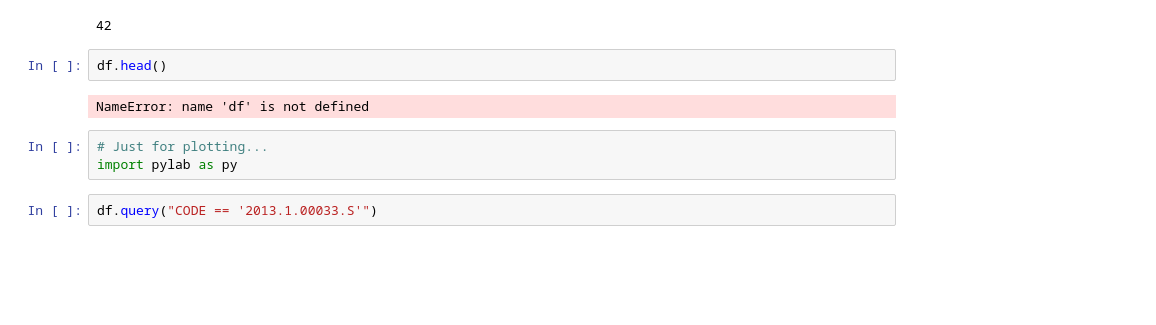
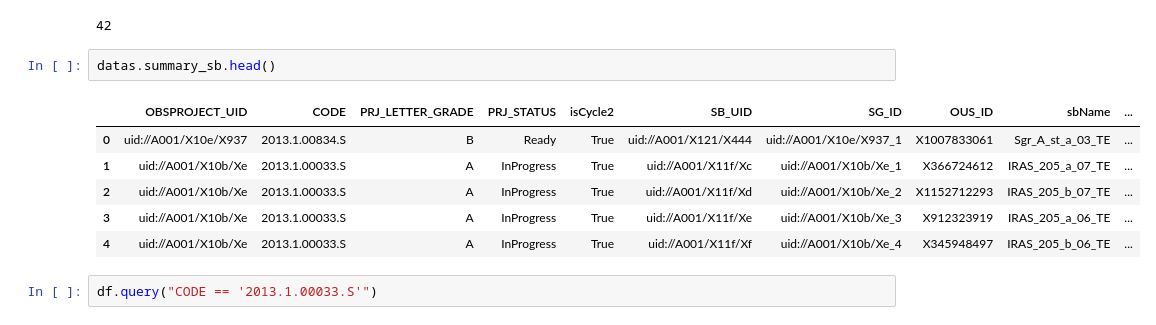
Before and after one commit to itoledoc/notebook, a Jupyter notebook: apa_nb.ipynb, the cells around one changed output. Cells and saved outputs as stored; diff of their text form; blank space fills up the shorter version.

```diff
--- a/apa_nb.ipynb
+++ b/apa_nb.ipynb
@@ -55,13 +38,15 @@ Wall time: 24.9 s
 datas.do_summarize_sb()
 # %% [output]
 42
-# %%
-df.head()
-# %% [output]
-NameError: name 'df' is not defined
-# %%
-# Just for plotting...
-import pylab as py
+# %%
+datas.summary_sb.head()
+# %% [output]
+|  | OBSPROJECT_UID | CODE | PRJ_LETTER_GRADE | PRJ_STATUS | isCycle2 | SB_UID | SG_ID | OUS_ID | sbName | ... |
+| 0 | uid://A001/X10e/X937 | 2013.1.00834.S | B | Ready | True | uid://A001/X121/X444 | uid://A001/X10e/X937_1 | X1007833061 | Sgr_A_st_a_03_TE | ... |
+| 1 | uid://A001/X10b/Xe | 2013.1.00033.S | A | InProgress | True | uid://A001/X11f/Xc | uid://A001/X10b/Xe_1 | X366724612 | IRAS_205_a_07_TE | ... |
+| 2 | uid://A001/X10b/Xe | 2013.1.00033.S | A | InProgress | True | uid://A001/X11f/Xd | uid://A001/X10b/Xe_2 | X1152712293 | IRAS_205_b_07_TE | ... |
+| 3 | uid://A001/X10b/Xe | 2013.1.00033.S | A | InProgress | True | uid://A001/X11f/Xe | uid://A001/X10b/Xe_3 | X912323919 | IRAS_205_a_06_TE | ... |
+| 4 | uid://A001/X10b/Xe | 2013.1.00033.S | A | InProgress | True | uid://A001/X11f/Xf | uid://A001/X10b/Xe_4 | X345948497 | IRAS_205_b_06_TE | ... |
 # %%
 df.query("CODE == '2013.1.00033.S'")
 # %% [output]
```
Also changed, not shown: parts of 4 cells of this notebook, 2 other files.
